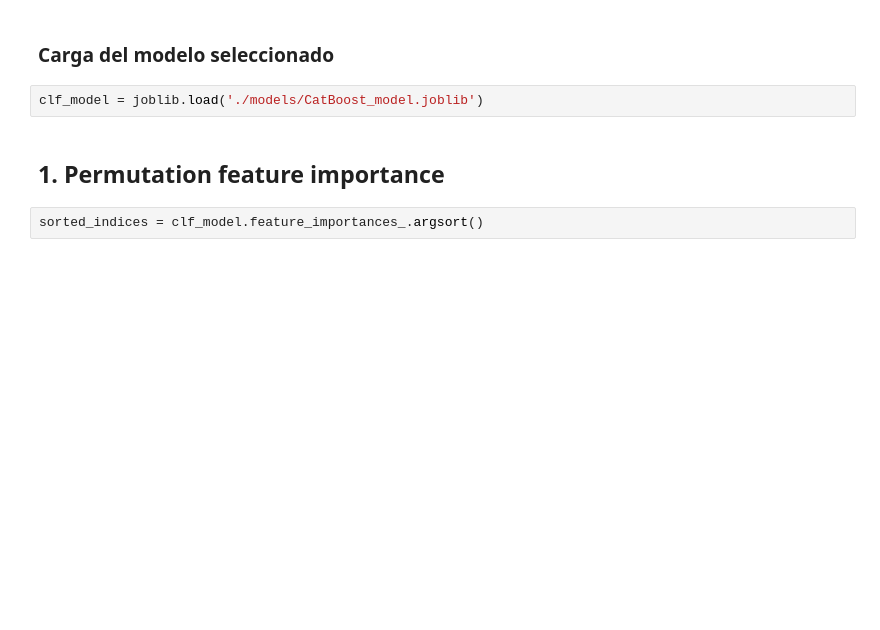
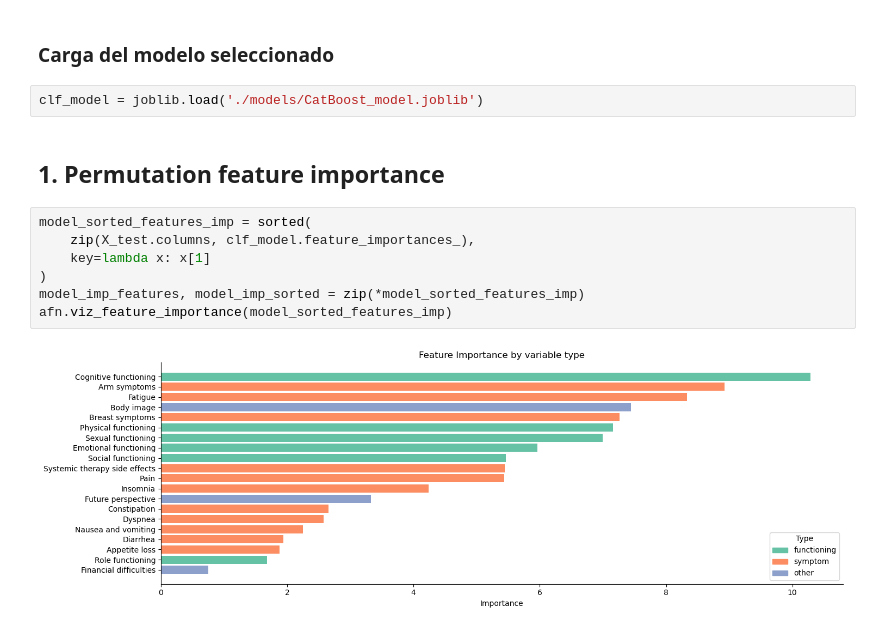
Before and after one commit to ppimas-uoc/TFG---Inteligencia-Artificial, a Jupyter notebook: Fase 2/3_Explicabilidad.ipynb, the cells around one changed output. Saved outputs shown, nothing was run; the diff lists cells and outputs as text; blank space fills up the shorter version.

```diff
--- a/Fase 2/3_Explicabilidad.ipynb
+++ b/Fase 2/3_Explicabilidad.ipynb
@@ -68,5 +71,12 @@ y_cal = pd.read_csv('./data/QLQ_C30_C23_y_cal.csv').squeeze()
 clf_model = joblib.load('./models/CatBoost_model.joblib')
 # %% [markdown]
 ## 1. Permutation feature importance
-# %%
-sorted_indices = clf_model.feature_importances_.argsort()
+# %%
+model_sorted_features_imp = sorted(
+    zip(X_test.columns, clf_model.feature_importances_),
+    key=lambda x: x[1]
+)
+model_imp_features, model_imp_sorted = zip(*model_sorted_features_imp)
+afn.viz_feature_importance(model_sorted_features_imp)
+# %% [output]
+[figure, added]
```
Also changed, not shown: parts of 10 cells of this notebook, 9 other files.
